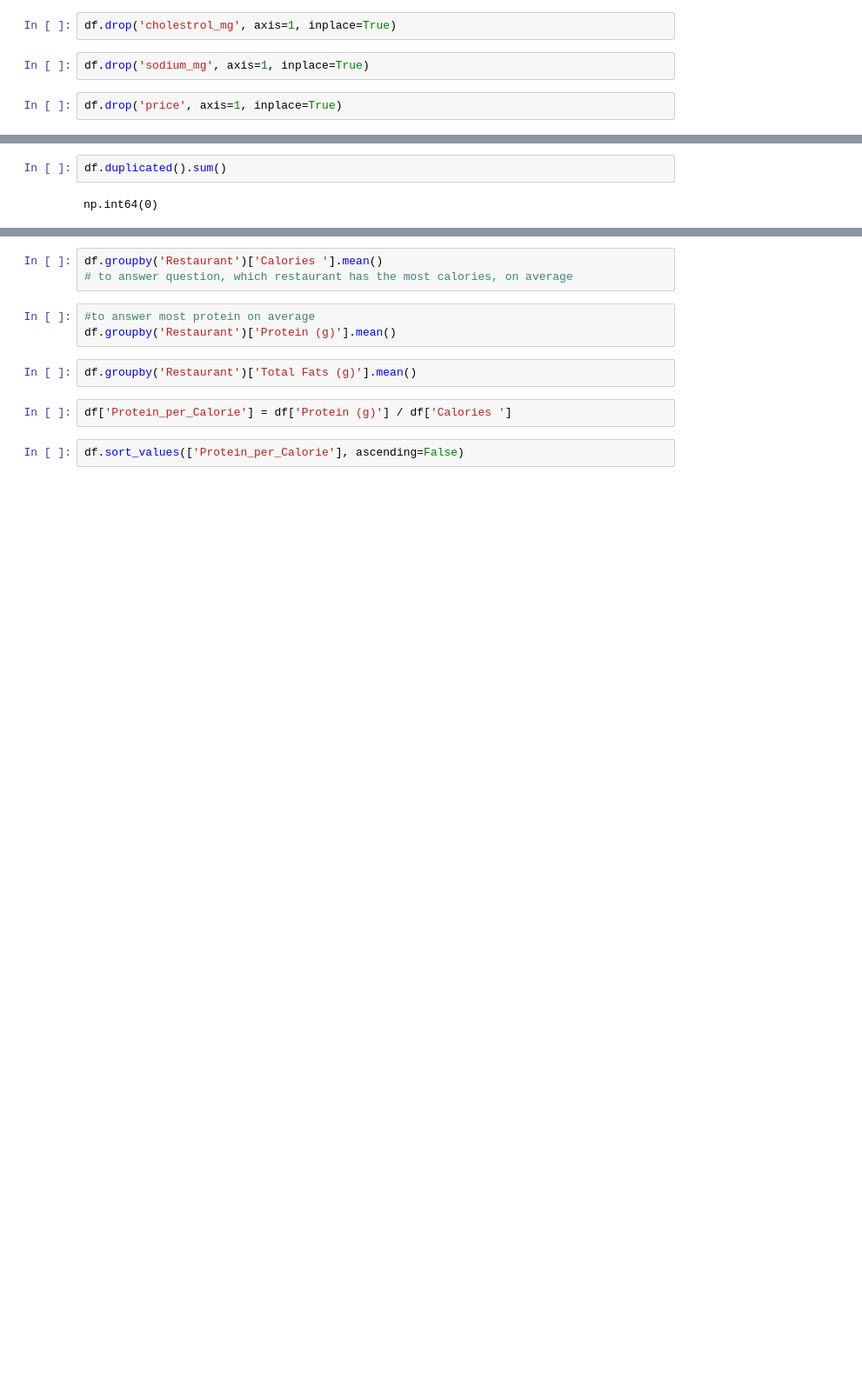
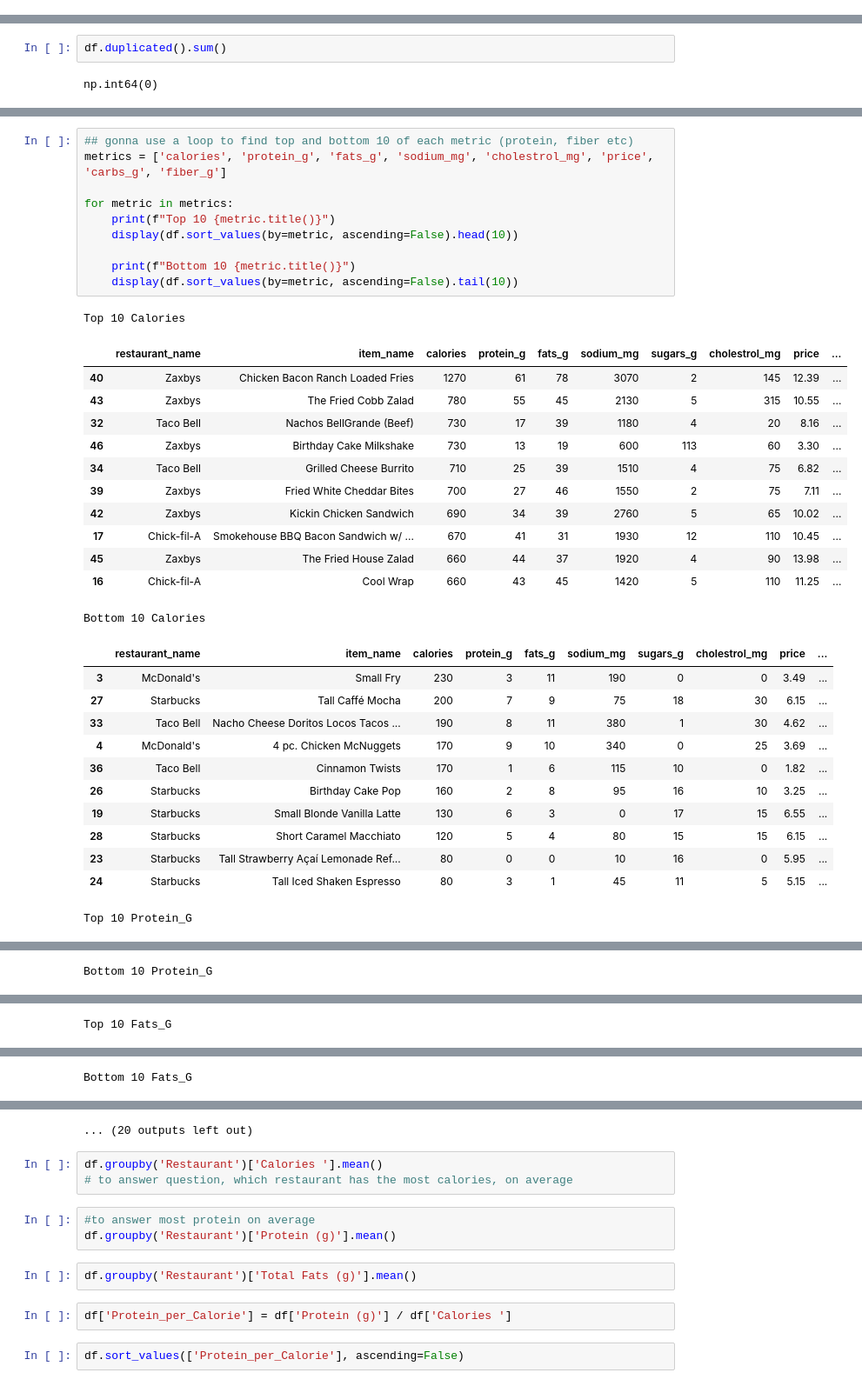
Before and after one commit to Mikayla-ds2/fast-food-macros, a Jupyter notebook: fast food workbook.ipynb, the cells around one changed output, grey strips where cells are left out. Shown: that part at 87% size. Saved outputs shown, nothing was run; the diff lists cells and outputs as text; blank space fills up the shorter version.

```diff
--- a/fast food workbook.ipynb
+++ b/fast food workbook.ipynb
@@ -83,12 +76,6 @@ df.head()
 | 2 | McDonald's | Quarter Pounder with Cheese | 520 | 30 | 26 | 1140 | 10 | 95 | 6.89 | ... |
 | 3 | McDonald's | Small Fry | 230 | 3 | 11 | 190 | 0 | 0 | 3.49 | ... |
 | 4 | McDonald's | 4 pc. Chicken McNuggets | 170 | 9 | 10 | 340 | 0 | 25 | 3.69 | ... |
-# %%
-df.drop('cholestrol_mg', axis=1, inplace=True)
-# %%
-df.drop('sodium_mg', axis=1, inplace=True)
-# %%
-df.drop('price', axis=1, inplace=True)
 # %%
 df.head()
 # %% [output]
@@ -159,0 +120,36 @@ df.groupby('Restaurant')['Fiber (g)'].mean()
+# %%
+## gonna use a loop to find top and bottom 10 of each metric (protein, fiber etc)
+metrics = ['calories', 'protein_g', 'fats_g', 'sodium_mg', 'cholestrol_mg', 'price', 'carbs_g', 'fiber_g']
+
+for metric in metrics:
+    print(f"Top 10 {metric.title()}")
+    display(df.sort_values(by=metric, ascending=False).head(10))
+
+    print(f"Bottom 10 {metric.title()}")
+    display(df.sort_values(by=metric, ascending=False).tail(10))
+# %% [output]
+Top 10 Calories
+|  | restaurant_name | item_name | calories | protein_g | fats_g | sodium_mg | sugars_g | cholestrol_mg | price | ... |
+| 40 | Zaxbys | Chicken Bacon Ranch Loaded Fries | 1270 | 61 | 78 | 3070 | 2 | 145 | 12.39 | ... |
+| 43 | Zaxbys | The Fried Cobb Zalad | 780 | 55 | 45 | 2130 | 5 | 315 | 10.55 | ... |
+| 32 | Taco Bell | Nachos BellGrande (Beef) | 730 | 17 | 39 | 1180 | 4 | 20 | 8.16 | ... |
+| 46 | Zaxbys | Birthday Cake Milkshake | 730 | 13 | 19 | 600 | 113 | 60 | 3.30 | ... |
+| 34 | Taco Bell | Grilled Cheese Burrito | 710 | 25 | 39 | 1510 | 4 | 75 | 6.82 | ... |
+| 39 | Zaxbys | Fried White Cheddar Bites | 700 | 27 | 46 | 1550 | 2 | 75 | 7.11 | ... |
+| 42 | Zaxbys | Kickin Chicken Sandwich | 690 | 34 | 39 | 2760 | 5 | 65 | 10.02 | ... |
+| 17 | Chick-fil-A | Smokehouse BBQ Bacon Sandwich w/ ... | 670 | 41 | 31 | 1930 | 12 | 110 | 10.45 | ... |
+| 45 | Zaxbys | The Fried House Zalad | 660 | 44 | 37 | 1920 | 4 | 90 | 13.98 | ... |
+| 16 | Chick-fil-A | Cool Wrap | 660 | 43 | 45 | 1420 | 5 | 110 | 11.25 | ... |
+Bottom 10 Calories
+|  | restaurant_name | item_name | calories | protein_g | fats_g | sodium_mg | sugars_g | cholestrol_mg | price | ... |
+| 3 | McDonald's | Small Fry | 230 | 3 | 11 | 190 | 0 | 0 | 3.49 | ... |
+| 27 | Starbucks | Tall Caffé Mocha | 200 | 7 | 9 | 75 | 18 | 30 | 6.15 | ... |
+| 33 | Taco Bell | Nacho Cheese Doritos Locos Tacos ... | 190 | 8 | 11 | 380 | 1 | 30 | 4.62 | ... |
+| 4 | McDonald's | 4 pc. Chicken McNuggets | 170 | 9 | 10 | 340 | 0 | 25 | 3.69 | ... |
+| 36 | Taco Bell | Cinnamon Twists | 170 | 1 | 6 | 115 | 10 | 0 | 1.82 | ... |
+| 26 | Starbucks | Birthday Cake Pop | 160 | 2 | 8 | 95 | 16 | 10 | 3.25 | ... |
+| 19 | Starbucks | Small Blonde Vanilla Latte | 130 | 6 | 3 | 0 | 17 | 15 | 6.55 | ... |
+| 28 | Starbucks | Short Caramel Macchiato | 120 | 5 | 4 | 80 | 15 | 15 | 6.15 | ... |
+| 23 | Starbucks | Tall Strawberry Açaí Lemonade Ref... | 80 | 0 | 0 | 10 | 16 | 0 | 5.95 | ... |
+| 24 | Starbucks | Tall Iced Shaken Espresso | 80 | 3 | 1 | 45 | 11 | 5 | 5.15 | ... |
+Top 10 Protein_G
@@ -159,0 +167 @@ df.groupby('Restaurant')['Fiber (g)'].mean()
+Bottom 10 Protein_G
@@ -159,0 +179 @@ df.groupby('Restaurant')['Fiber (g)'].mean()
+Top 10 Fats_G
@@ -159,0 +191 @@ df.groupby('Restaurant')['Fiber (g)'].mean()
+Bottom 10 Fats_G
@@ -160,3 +203,4 @@ df.groupby('Restaurant')['Fiber (g)'].mean()
+... (20 outputs left out)
 # %%
 df.groupby('Restaurant')['Calories '].mean()
 # to answer question, which restaurant has the most calories, on average
```
Also changed, not shown: parts of 12 cells of this notebook.
